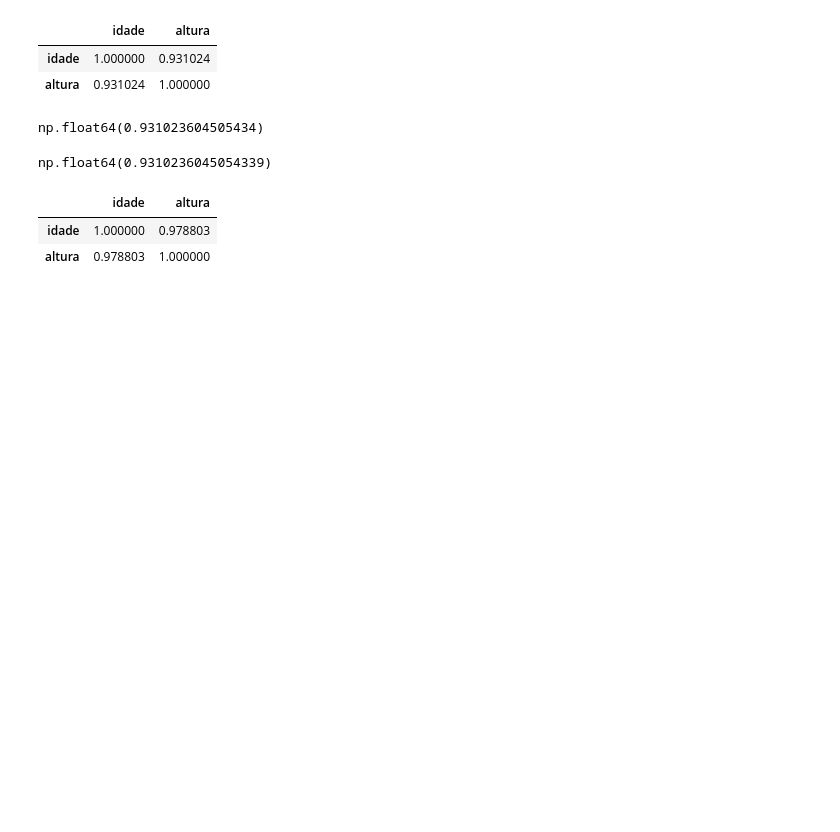
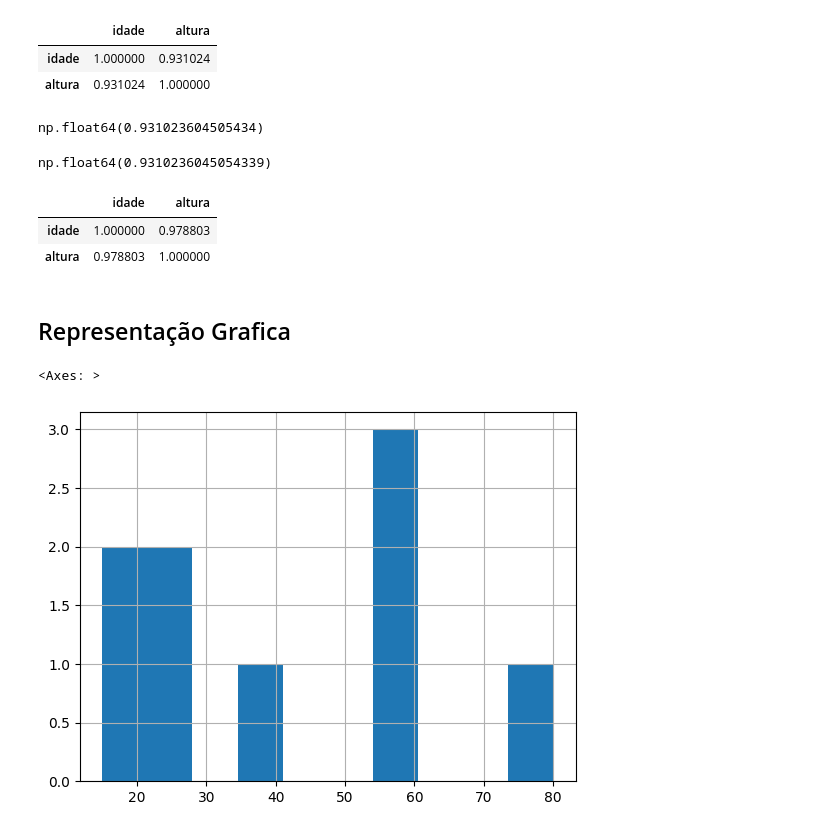
Before and after one commit to nagpaulo/estudos_estatistica_python, a Jupyter notebook: estatistica_devs.ipynb, the cells around one changed output. Cells and saved outputs as stored; diff of their text form; code cells hidden in the pictures; blank space fills up the shorter version.

```diff
--- a/estatistica_devs.ipynb
+++ b/estatistica_devs.ipynb
@@ -185,3 +185,11 @@ df_medidas.corr(method='spearman')
 |  | idade | altura |
 | idade | 1.000000 | 0.978803 |
 | altura | 0.978803 | 1.000000 |
+# %% [markdown]
+## Representação Grafica
+# %%
+# Histograma - Idade
+df_idade.hist()
+# %% [output]
+<Axes: >
+[figure, added]
```
Also changed, not shown: parts of 10 cells of this notebook, 2 other files.
